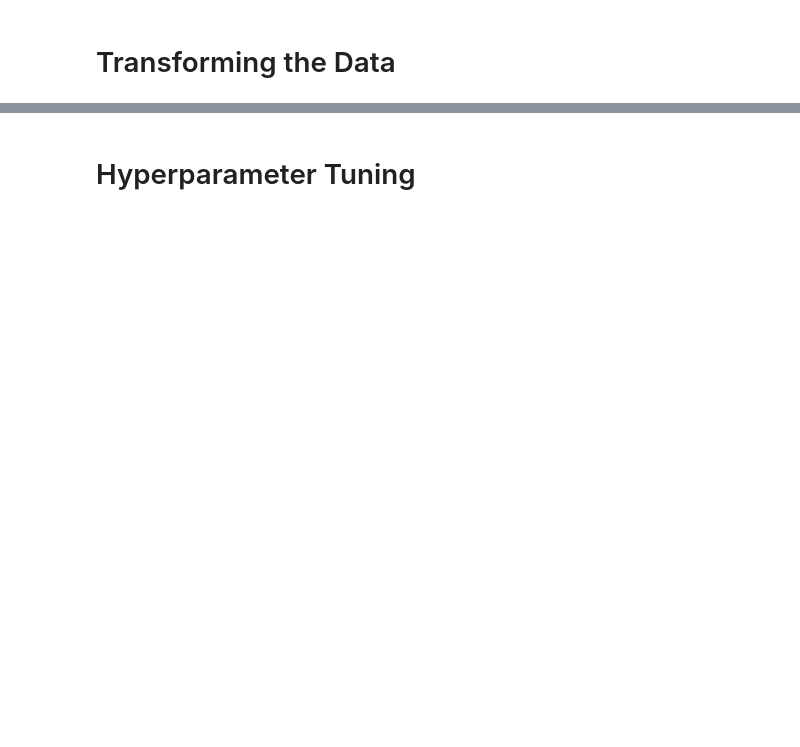
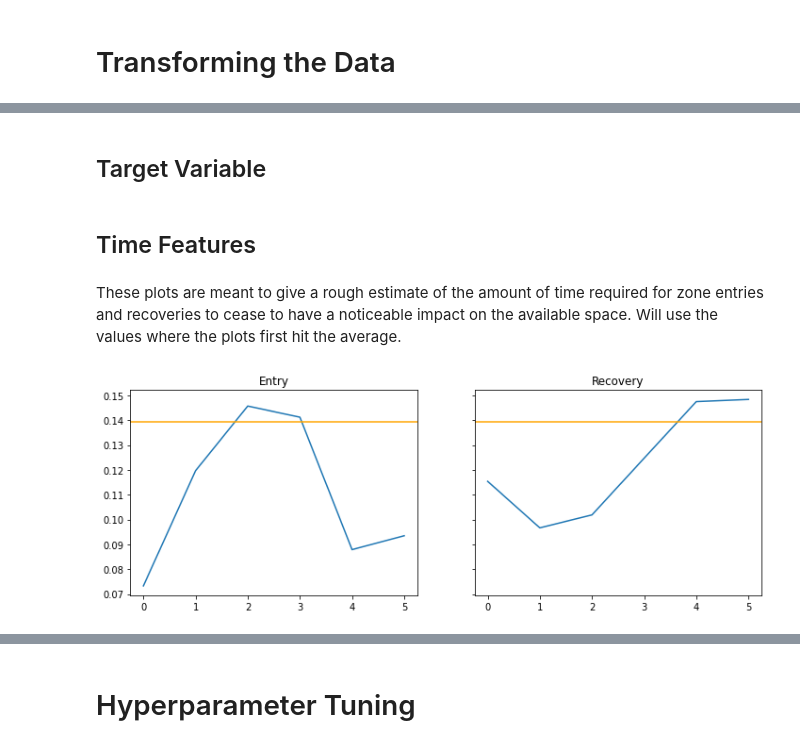
Before and after one commit to VKarpick/powerplay, a Jupyter notebook: powerplay_gam.ipynb, the cells around one changed output, grey strips where cells are left out. Saved outputs shown, nothing was run; the diff lists cells and outputs as text; code cells hidden in the pictures; blank space fills up the shorter version.

```diff
--- a/powerplay_gam.ipynb
+++ b/powerplay_gam.ipynb
@@ -60,0 +88,2 @@ target = coords_df.available_pct
+# %% [markdown]
+## Target Variable
@@ -60,0 +93,26 @@ target = coords_df.available_pct
+# %% [markdown]
+## Time Features
+# %% [markdown]
+These plots are meant to give a rough estimate of the amount of time required for zone entries and recoveries to cease to have a noticeable impact on the available space. Will use the values where the plots first hit the average.
+# %%
+fig, axs = plt.subplots(1, 2, figsize=(12, 4), sharey=True)
+
+mean_pct = coords_df.target.mean()
+
+for ax, event in zip(axs, ("entry", "recovery")):
+    event_column = f"time_since_{event}"
+
+    event_times = (
+        coords_df
+        .loc[coords_df[event_column].between(0, 5)]
+        .groupby(event_column)
+        ["target"]
+        .mean()
+    )
+
+    ax.plot(event_times.index, event_times.values)
+    ax.axhline(y=mean_pct, color="orange")
+
+    ax.set_title(event.title())
+# %% [output]
+[figure, added]
```
Also changed, not shown: parts of 37 cells of this notebook.
